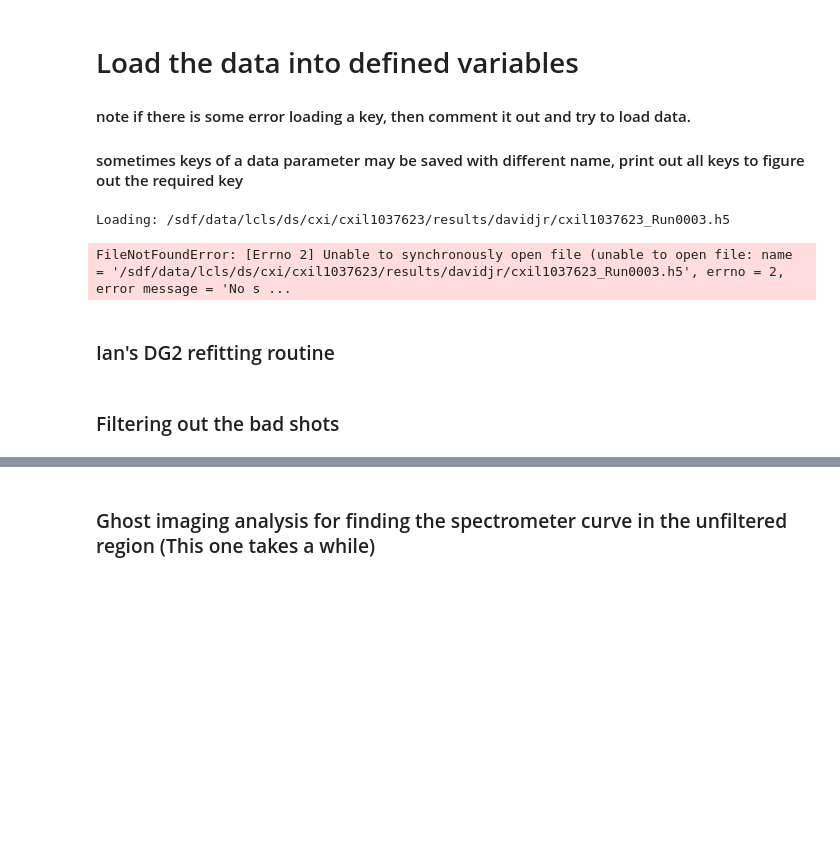
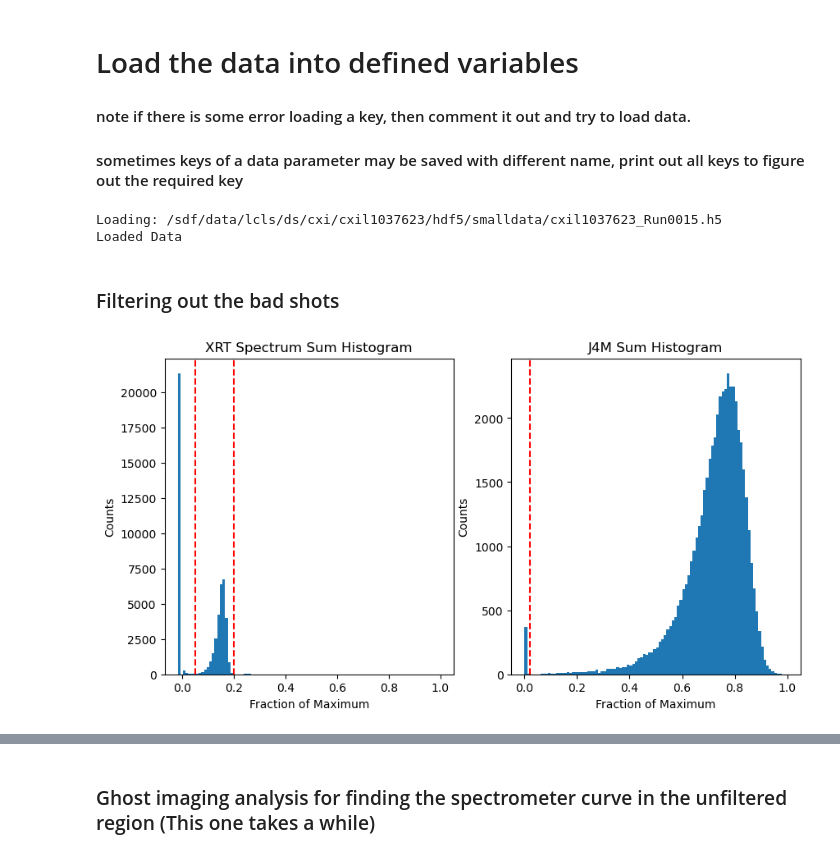
Before and after one commit to Weber-Group/L-10376, a Jupyter notebook: Nonlinear_Analysis.ipynb, the cells around one changed output, grey strips where cells are left out. Drawn from its saved outputs; the diff is of its cells as text; code cells hidden in the pictures; blank space fills up the shorter version.

```diff
--- a/Nonlinear_Analysis.ipynb
+++ b/Nonlinear_Analysis.ipynb
@@ -16,13 +16,16 @@ from sklearn.linear_model import LinearRegression
 #### sometimes keys of a data parameter may be saved with different name, print out all keys to figure out the required key
 # %%
 ###############################################
-runNumbers = [3]  # enter the run numbers to be loaded
-folder = '/sdf/data/lcls/ds/cxi/cxil1037623/hdf5/smalldata/' # insert here the directory path where .h5 files are stored
+runNumbers = [15]  # enter the run numbers to be loaded
+#folder = '/sdf/data/lcls/ds/cxi/cxil1037623/hdf5/smalldata/' # insert here the directory path where .h5 files are stored
+folder = '/sdf/data/lcls/ds/cxi/cxil1037623/hdf5/smalldata/'
 ###############################################
 # (1) keys_to_combine: some keys loaded for each shot & stored per shot
 # (2) keys_to_sum: some keys loaded per each run and added
 # (3) keys_to_check : check if some keys exits and have same values in all runs and load these keys
-keys_to_combine = ['jungfrau4M/azav_mask0_azav', # Unfiltered
+keys_to_combine = ['CXI-DG2-BMMON-WF/ROI_rebin_data',
+                   #'CXI-DG2-BMMON-WF/ROI_area',
+                    'jungfrau4M/azav_mask0_azav', # Unfiltered
                    'jungfrau4M/azav_mask1_azav', # Filtered
                    'ipm_dg2/sum',
                     #'ipm_dg3/sum',
@@ -37,7 +40,8 @@ keys_to_combine = ['jungfrau4M/azav_mask0_azav', # Unfiltered
                   'jungfrau4M/Full_thres_sum',
                   'feeBld/hproj',
                   'lightStatus/laser',
-                  'dg2_traces']
+                  #'dg2_traces'
+                  ]
 
 keys_to_sum = ['Sums/jungfrau4M_calib']
 #               'Sums/jungfrau4M_calib_thresADU1']
@@ -96,9 +100,11 @@ xray_eV = data['ebeam/photon_energy']    # x-ray energy energy in eV|
 #dg2Trace = data['CXI-DG2-BMMON-WF/cxi_dg2_bmmon_wf_rebin_data']
 numPhotons = data['jungfrau4M/Full_thres_sum']
 spec = data['feeBld/hproj'] # Shot to shot spectrometer
-dg2traces = data['dg2_traces'][()][:,:,::8] # Dg2 traces, downsampled by a factor of 8
-dg2Sum = data['ipm_dg2/sum']
-
+#dg2traces = data['dg2_traces'][()][:,:,::8] # Dg2 traces, downsampled by a factor of 8
+#dg2Sum = data['ipm_dg2/sum']
+#dg2Sum = np.sum(np.sum(data['CXI-DG2-BMMON-WF/ROI_rebin_data'],axis=1),axis=1)
+dg2traces = data['CXI-DG2-BMMON-WF/ROI_rebin_data'][()][:,:,::8] # Downsampling by a factor of 8, makes the refitting much better in the long run
+#dg2tracesFull = data['CXI-DG2-BMMON-WF/ROI_rebin_data']
 del data
 
 # For some reason we need to offet the data by one. Will this be a problem in later experiments?
@@ -109,9 +115,8 @@ xrayOn = xrayOn[1:-1];
 xrayOn2 = xrayOn2[1:-1];
 laserOn = laserOn[1:-1];
 dg2traces = dg2traces[1:-1];
-dg2Sum = dg2Sum[1:-1];
+#dg2tracesFull = dg2tracesFull[1:-1];
+#dg2Sum = dg2Sum[1:-1];
 # %% [output]
-Loading: /sdf/data/lcls/ds/cxi/cxil1037623/results/davidjr/cxil1037623_Run0003.h5
+Loading: /sdf/data/lcls/ds/cxi/cxil1037623/hdf5/smalldata/cxil1037623_Run0015.h5
+Loaded Data
-FileNotFoundError: [Errno 2] Unable to synchronously open file (unable to open file: name = '/sdf/data/lcls/ds/cxi/cxil1037623/results/davidjr/cxil1037623_Run0003.h5', errno = 2, error message = 'No s ...
-# %% [markdown]
-### Ian's DG2 refitting routine
@@ -143,25 +124,32 @@ plt.show()
 ### Filtering out the bad shots
 # %%
 ##########
-integration_cutoff = 0.1
+integration_cutoff_hb = 0.2
+integration_cutoff_lb = 0.05
 scattering_cutoff = 0.02
 ##########
+scattered_xrays = np.sum(azav*qbinSize,axis=-1)
+scattered_xraysFiltered = np.sum(azavFiltered*qbinSizeFiltered,axis=-1)
+
 int_spec = spec.sum(axis=1)
 
 plt.figure(figsize=[10,5])
 plt.subplot(1,2,1)
 plt.hist(int_spec/int_spec.max(),bins=100);
-plt.axvline(integration_cutoff,color='r',linestyle='--')
+plt.axvline(integration_cutoff_lb,color='r',linestyle='--')
+plt.axvline(integration_cutoff_hb,color='r',linestyle='--')
 plt.title('XRT Spectrum Sum Histogram')
 plt.xlabel('Fraction of Maximum')
 plt.ylabel('Counts')
 plt.subplot(1,2,2)
 plt.hist(scattered_xrays/scattered_xrays.max(),bins=100)
 plt.axvline(scattering_cutoff,color='r',linestyle='--')
 plt.title('J4M Sum Histogram')
 plt.xlabel('Fraction of Maximum')
 plt.ylabel('Counts')
 plt.show()
 # Doing the actual filtering
-goodSpecIdx = (int_spec/int_spec.max()>integration_cutoff) & (xrayOn2) & (~laserOn) & (scattered_xrays/scattered_xrays.max()>scattering_cutoff) & (~np.isnan(dg2Sum))
+goodSpecIdx = (int_spec/int_spec.max()>integration_cutoff_lb) & (int_spec/int_spec.max()<integration_cutoff_hb) & (xrayOn2) & (scattered_xrays/scattered_xrays.max()>scattering_cutoff)
 specGood = spec[goodSpecIdx]
+# %% [output]
+[figure, added]
```
Also changed, not shown: parts of 20 cells of this notebook.
